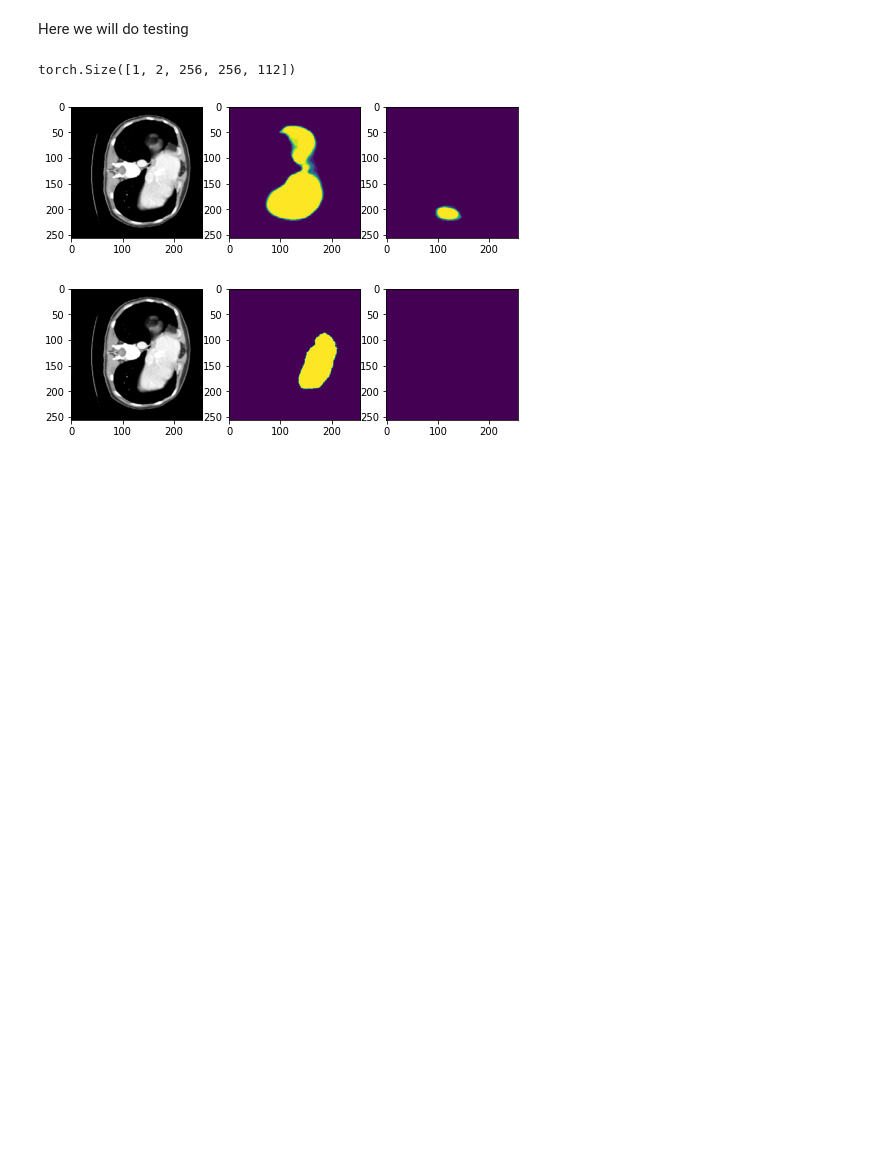
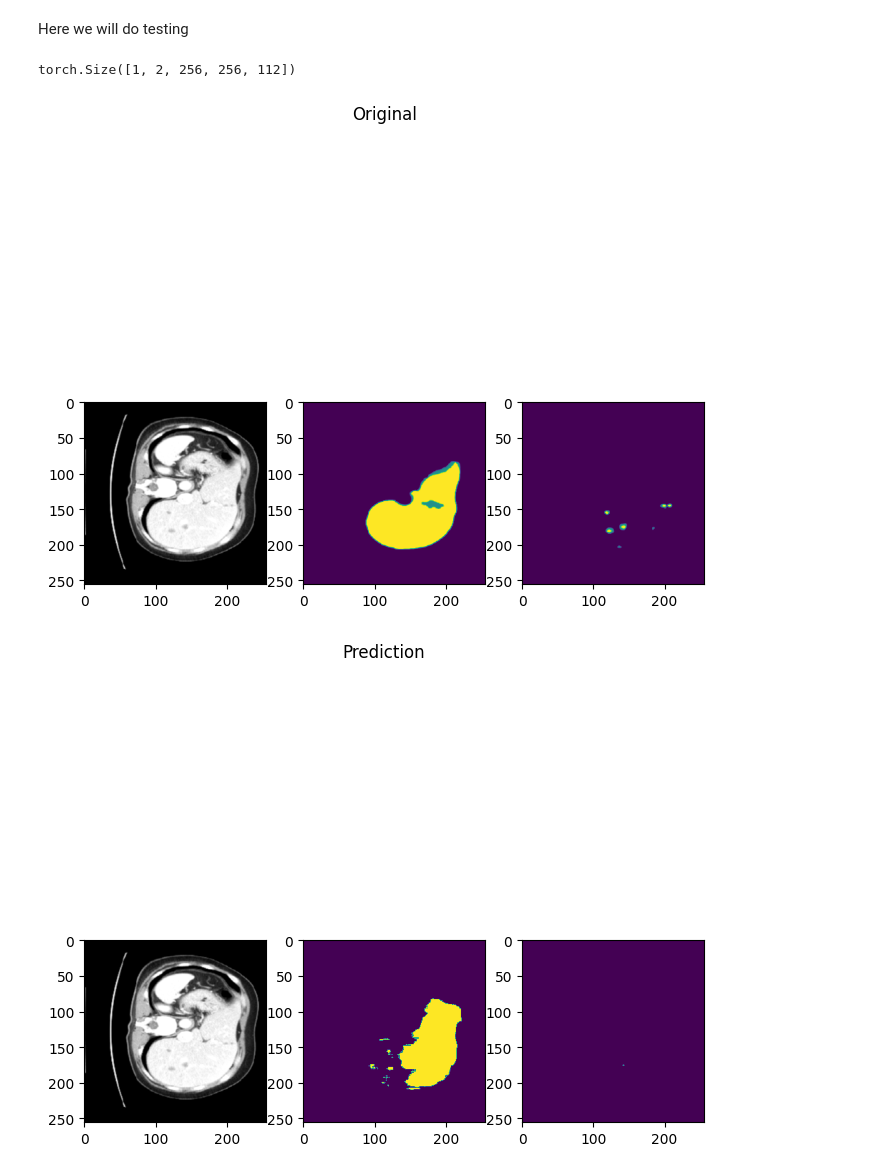
Before and after one commit to Lossar/TDT17_liver_segmentation, a Jupyter notebook: liver_seg_multiclass.ipynb, the cells around one changed output. Drawn from its saved outputs; the diff is of its cells as text; code cells hidden in the pictures; blank space fills up the shorter version.

Commit message:
Fix presentation of results at end

```diff
--- a/liver_seg_multiclass.ipynb
+++ b/liver_seg_multiclass.ipynb
@@ -102,7 +102,7 @@ train_transforms = Compose([
 
 validation_transforms = Compose(shared_transforms)
 
-train_dataset = CacheDataset(data=train_images, transform=train_transforms, cache_rate=1.0, num_workers=1)
+# train_dataset = CacheDataset(data=train_images, transform=train_transforms, cache_rate=1.0, num_workers=1)
 validation_dataset = Dataset(validation_images, validation_transforms)
 
-train_loader = DataLoader(train_dataset, batch_size=2, shuffle=True, num_workers=8)
+# train_loader = DataLoader(train_dataset, batch_size=2, shuffle=True, num_workers=8)
@@ -241,45 +237,36 @@ with open("result/results.txt", 'w') as file:
 # %% [markdown]
 Here we will do testing
 # %%
-test_images = load_decathlon_datalist(os.path.join(data_dir, "dataset.json"), data_list_key="test")
-test_image_transforms = Compose([
-    LoadImaged(keys=keys[0]),
-    EnsureChannelFirstd(keys=keys[0]),
-    CropForegroundd(keys=keys[0], source_key=keys[0]),
-    Orientationd(keys=keys[0], axcodes="RAS"),
-    NormalizeIntensityd(keys=keys[0], nonzero=True, channel_wise=True),
-    Resized(keys=keys[0], spatial_size=(256,256,64))
-])
-
 post_trans = Compose([Activations(sigmoid=True), AsDiscrete(threshold=0.5)])
-test_dataset = Dataset(test_images, transform=test_image_transforms)
 model.load_state_dict(torch.load("benchmark_model.pth"))
 model.eval()
 
-def draw_comparison_figure(original, mask, slice, has_label=False):
+def draw_comparison_figure(original, mask, slice, title, has_label=False):
     fig, (ax1, ax2, ax3) = plt.subplots(figsize=(8,8), ncols=3)
+    fig.suptitle(title)
     ax1.imshow(original["image"][0, :, :, slice].detach().cpu(), cmap="gray")
     if(has_label):
         ax2.imshow(mask["label"][0, :, :, slice].detach().cpu())
         ax3.imshow(mask["label"][1, :, :, slice].detach().cpu())
     else:
         ax2.imshow(mask[0,0, :, :, slice].detach().cpu())
         ax3.imshow(mask[0,1, :, :, slice].detach().cpu())
 
-i = 23
+i = 10
 ## Compare with validation image
 with torch.no_grad():
     input_image = validation_dataset[i]["image"].unsqueeze(0).to(device)
     output = model(input_image)
     output = post_trans(output)
     print(output.shape)
 
-    inspect_slice = 99
-    draw_comparison_figure(validation_dataset[i], validation_dataset[0], inspect_slice, True)
-    draw_comparison_figure(validation_dataset[i], output, inspect_slice, False)
+    inspect_slice = 50
+    draw_comparison_figure(validation_dataset[i], validation_dataset[i], inspect_slice, "Original", True)
+    plt.savefig(f"result/comparison_orig{i}")
 
-plt.savefig(f"result/comparison{i}")
+    draw_comparison_figure(validation_dataset[i], output, inspect_slice, "Prediction", False)
+    plt.savefig(f"result/comparison_output{i}")
 # %% [output]
 torch.Size([1, 2, 256, 256, 112])
-[figure, old version]
+[figure, new version]
-[figure, old version]
+[figure, new version]
```
Also changed, not shown: parts of 2 cells of this notebook.
